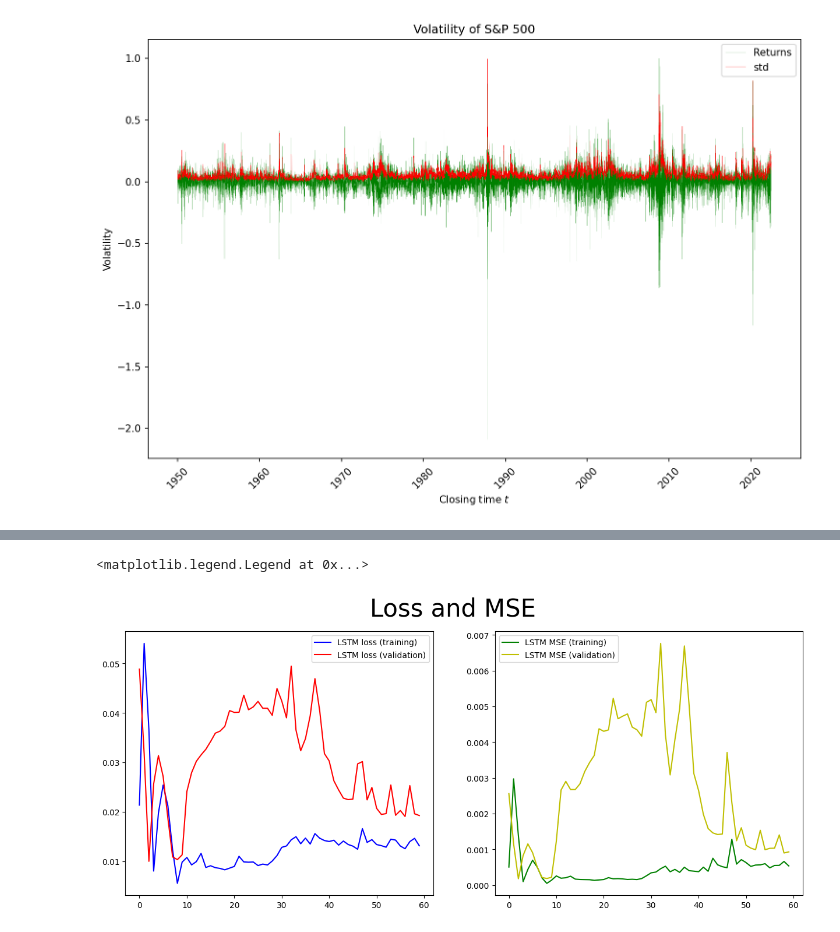
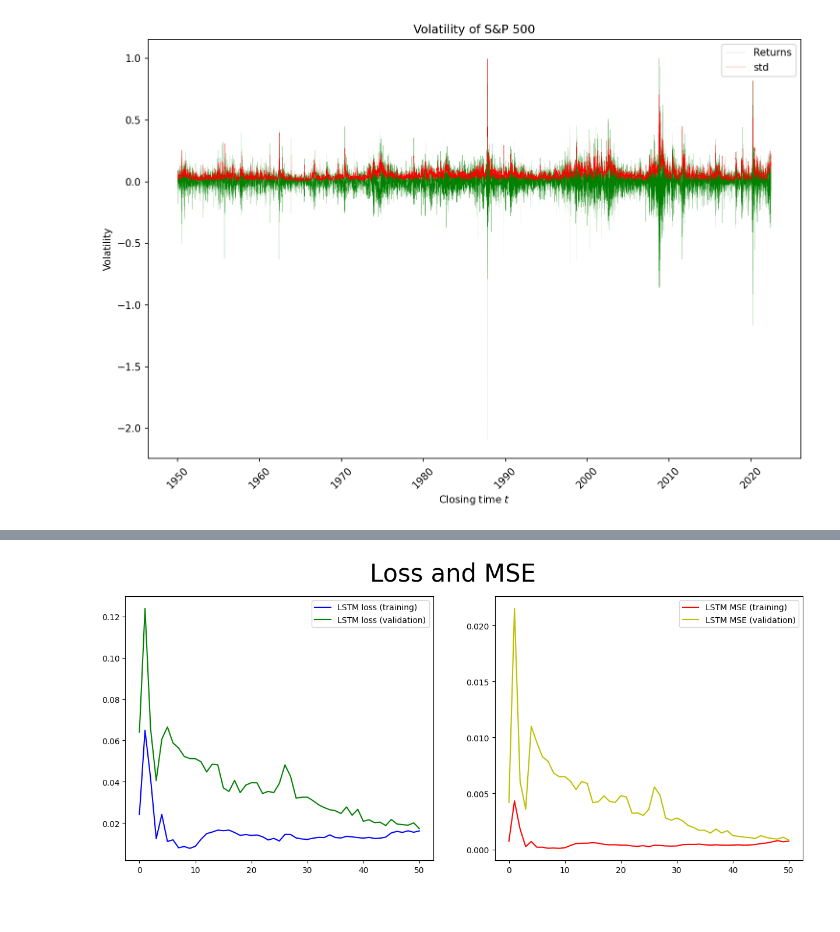
Before and after one commit to gittmp/sustainable-risk-modelling, a Jupyter notebook: Program/risk-forecasting.ipynb, the cells around one changed output, grey strips where cells are left out. Cells and saved outputs as stored; diff of their text form; code cells hidden in the pictures.

Commit message:
generalised learning process for multiple models, tweaked hyperparameters

```diff
--- a/Program/risk-forecasting.ipynb
+++ b/Program/risk-forecasting.ipynb
@@ -41,7 +41,10 @@ TRAIN_TEST_SPLIT = TRAIN_VAL_SPLIT = 0.9
 EPOCHS = 10
 BATCH_SIZE = 32
 
-AL_ITERATIONS = 10
+ACTIVE_LEARNING = True
+AL_ITERATIONS = 50
+AL_SAMPLE = 100
+AL_EPOCHS = 1
 # %% [markdown]
 ### Dataset
 # %%
@@ -193,5 +188,6 @@ for model in models.values():
 # %%
-def initial_selection(X, y, k=BATCH_SIZE):
+# GSx sampling for initial seed pool
+def initial_selection(X, y, k=AL_SAMPLE):
     # select first sample as closest to centroid of all training samples
     centroid = np.mean(X, axis=0)
 
@@ -211,7 +207,8 @@ def initial_selection(X, y, k=BATCH_SIZE):
     return X_instances, y_instances, X_instances_val, y_instances_val
 
 
-def select_instances(model, X_t, y_t, X_v, y_v, k=BATCH_SIZE):
+# GSy sampling for selecting instances to add to training pool
+def select_instances(model, X_t, y_t, X_v, y_v, k=AL_SAMPLE):
     # generate outputs y over validation set
     y_pred = model.predict(X_v)
 
@@ -336,25 +355,27 @@ plt.show()
 # %%
 fig, ax = plt.subplots(len(metrics), 2, figsize=(15, 6 * len(metrics)), dpi=100)
 fig.suptitle("Loss and MSE", fontsize=30)
 
-ax[0].plot(histories['loss'], color='b', label="LSTM loss (training)")
-ax[0].plot(histories['val_loss'], color='r', label="LSTM loss (validation)")
-ax[0].legend(loc=0)
+if len(metrics) > 1:
+    for m in range(len(metrics)):
+        model = list(models.keys())[m]
 
-ax[1].plot(histories['mse'], color='g', label="LSTM MSE (training)")
-ax[1].plot(histories['val_mse'], color='y', label="LSTM MSE (validation)")
-ax[1].legend(loc=0)
+        ax[m, 0].plot(histories[model]['loss'], color='b', label=f"{model} loss (training)")
+        ax[m, 0].plot(histories[model]['val_loss'], color='g', label=f"{model} loss (validation)")
+        ax[m, 0].legend(loc=0)
 
-# for m in range(len(metrics.keys())):
-#     model = list(models.keys())[m]
+        ax[m, 1].plot(histories[model]['mse'], color='r', label=f"{model} MSE (training)")
+        ax[m, 1].plot(histories[model]['val_mse'], color='y', label=f"{model} MSE (validation)")
+        ax[m, 1].legend(loc=0)
+elif len(metrics) == 1:
+    model = list(models.keys())[0]
 
-#     ax[m, 0].plot(histories[model]['loss'], color='b', label=f"{model} loss (training)")
-#     ax[m, 0].plot(histories[model]['val_loss'], color='g', label=f"{model} loss (validation)")
-#     ax[m, 0].legend(loc=0)
+    ax[0].plot(histories[model]['loss'], color='b', label=f"{model} loss (training)")
+    ax[0].plot(histories[model]['val_loss'], color='g', label=f"{model} loss (validation)")
+    ax[0].legend(loc=0)
 
-#     ax[m, 1].plot(histories[model]['mse'], color='r', label=f"{model} MSE (training)")
-#     ax[m, 1].plot(histories[model]['val_mse'], color='y', label=f"{model} MSE (validation)")
-#     ax[m, 1].legend(loc=0)
+    ax[1].plot(histories[model]['mse'], color='r', label=f"{model} MSE (training)")
+    ax[1].plot(histories[model]['val_mse'], color='y', label=f"{model} MSE (validation)")
+    ax[1].legend(loc=0)
 # %% [output]
-<matplotlib.legend.Legend at 0x...>
-[figure, old version]
+[figure, new version]
```
Also changed, not shown: parts of 6 cells of this notebook.
